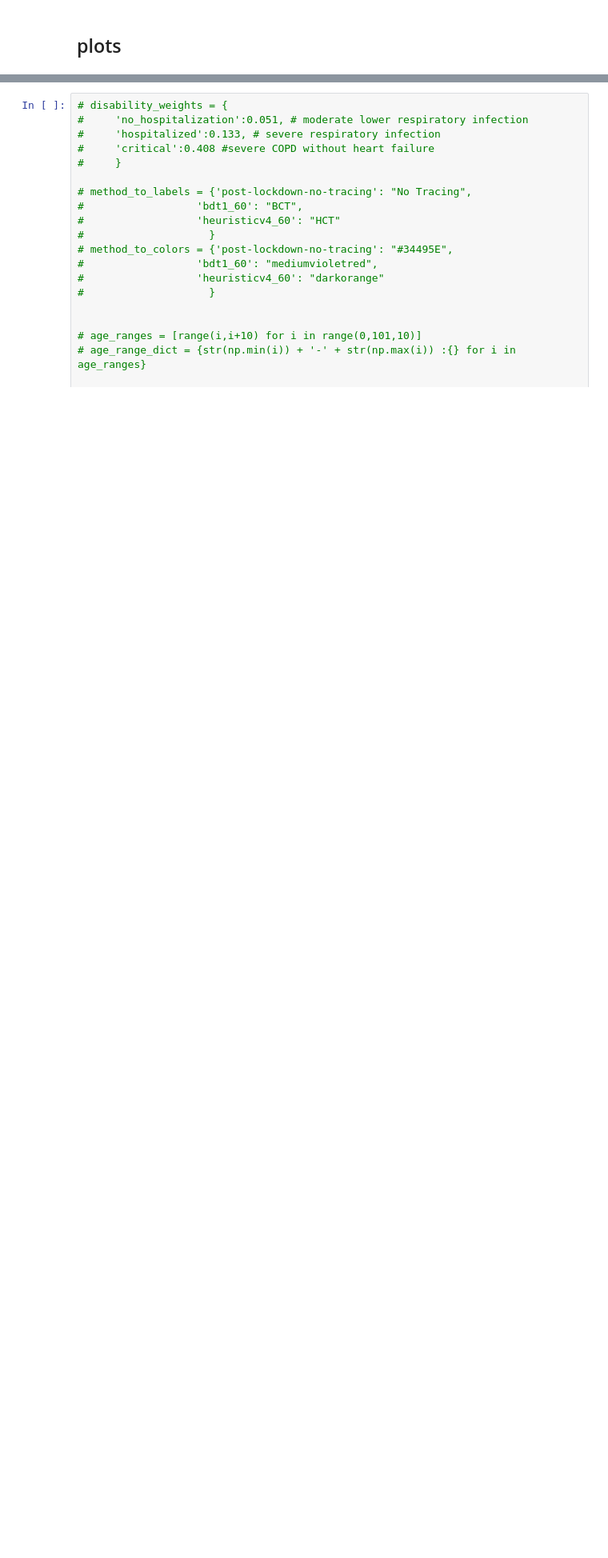
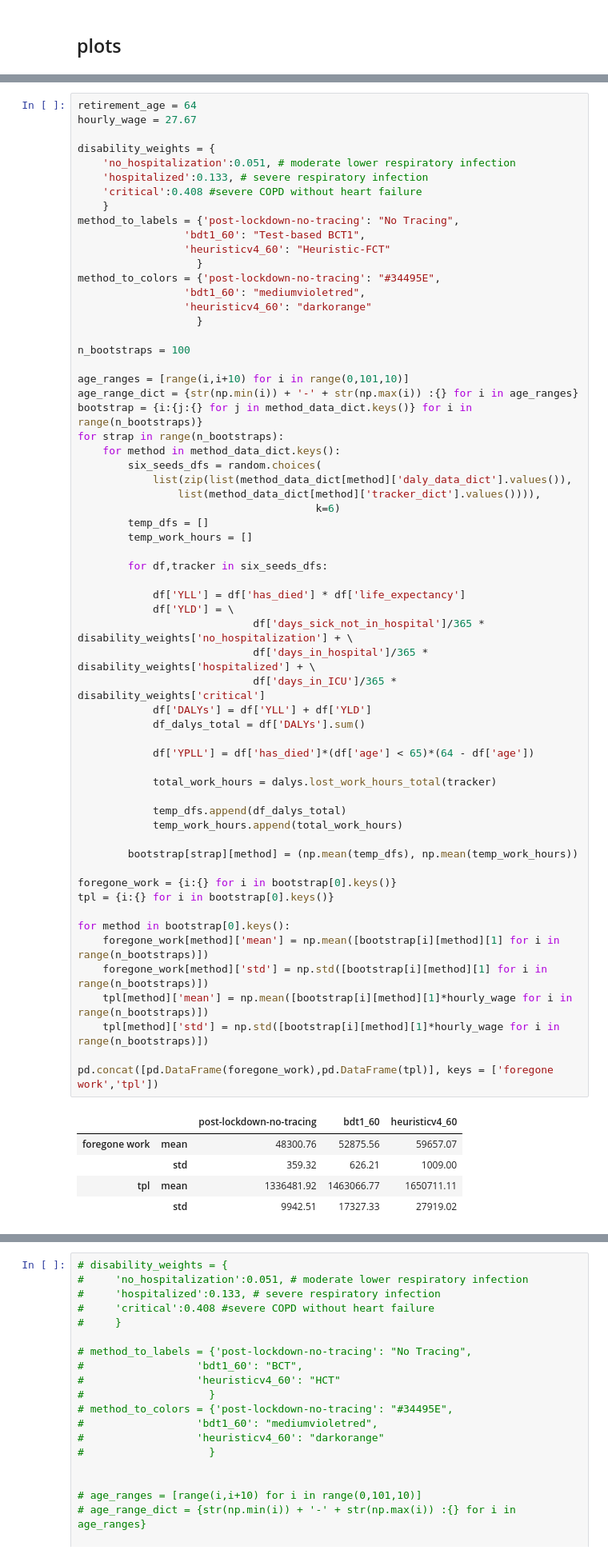
Before and after one commit to mila-iqia/COVI-AgentSim, a Jupyter notebook: notebooks/QALY_calculation.ipynb, the cells around one changed output, grey strips where cells are left out. Shown at 80% size. Drawn from its saved outputs; the diff is of its cells as text; blank space fills up the shorter version.

```diff
--- a/notebooks/QALY_calculation.ipynb
+++ b/notebooks/QALY_calculation.ipynb
@@ -351,0 +506,67 @@ temp
+# %%
+retirement_age = 64
+hourly_wage = 27.67
+
+disability_weights = {
+    'no_hospitalization':0.051, # moderate lower respiratory infection
+    'hospitalized':0.133, # severe respiratory infection
+    'critical':0.408 #severe COPD without heart failure
+    }
+method_to_labels = {'post-lockdown-no-tracing': "No Tracing",
+                 'bdt1_60': "Test-based BCT1",
+                 'heuristicv4_60': "Heuristic-FCT"
+                   }
+method_to_colors = {'post-lockdown-no-tracing': "#34495E",
+                 'bdt1_60': "mediumvioletred",
+                 'heuristicv4_60': "darkorange"
+                   }
+
+n_bootstraps = 100
+
+age_ranges = [range(i,i+10) for i in range(0,101,10)]
+age_range_dict = {str(np.min(i)) + '-' + str(np.max(i)) :{} for i in age_ranges}
+bootstrap = {i:{j:{} for j in method_data_dict.keys()} for i in range(n_bootstraps)}
+for strap in range(n_bootstraps):
+    for method in method_data_dict.keys():
+        six_seeds_dfs = random.choices(
+            list(zip(list(method_data_dict[method]['daly_data_dict'].values()),
+                list(method_data_dict[method]['tracker_dict'].values()))),
+                                      k=6)
+        temp_dfs = []
+        temp_work_hours = []
+
+        for df,tracker in six_seeds_dfs:
+
+            df['YLL'] = df['has_died'] * df['life_expectancy']
+            df['YLD'] = \
+                            df['days_sick_not_in_hospital']/365 * disability_weights['no_hospitalization'] + \
+                            df['days_in_hospital']/365 * disability_weights['hospitalized'] + \
+                            df['days_in_ICU']/365 * disability_weights['critical']
+            df['DALYs'] = df['YLL'] + df['YLD']
+            df_dalys_total = df['DALYs'].sum()
+
+            df['YPLL'] = df['has_died']*(df['age'] < 65)*(64 - df['age'])
+
+            total_work_hours = dalys.lost_work_hours_total(tracker)
+
+            temp_dfs.append(df_dalys_total)
+            temp_work_hours.append(total_work_hours)
+
+        bootstrap[strap][method] = (np.mean(temp_dfs), np.mean(temp_work_hours))
+
+foregone_work = {i:{} for i in bootstrap[0].keys()}
+tpl = {i:{} for i in bootstrap[0].keys()}
+
+for method in bootstrap[0].keys():
+    foregone_work[method]['mean'] = np.mean([bootstrap[i][method][1] for i in range(n_bootstraps)])
+    foregone_work[method]['std'] = np.std([bootstrap[i][method][1] for i in range(n_bootstraps)])
+    tpl[method]['mean'] = np.mean([bootstrap[i][method][1]*hourly_wage for i in range(n_bootstraps)])
+    tpl[method]['std'] = np.std([bootstrap[i][method][1]*hourly_wage for i in range(n_bootstraps)])
+
+pd.concat([pd.DataFrame(foregone_work),pd.DataFrame(tpl)], keys = ['foregone work','tpl'])
+# %% [output]
+|  |  | post-lockdown-no-tracing | bdt1_60 | heuristicv4_60 |
+| foregone work | mean | 48300.76 | 52875.56 | 59657.07 |
+|  | std | 359.32 | 626.21 | 1009.00 |
+| tpl | mean | 1336481.92 | 1463066.77 | 1650711.11 |
+|  | std | 9942.51 | 17327.33 | 27919.02 |
```
Also changed, not shown: parts of 33 cells of this notebook, 1 other file.
